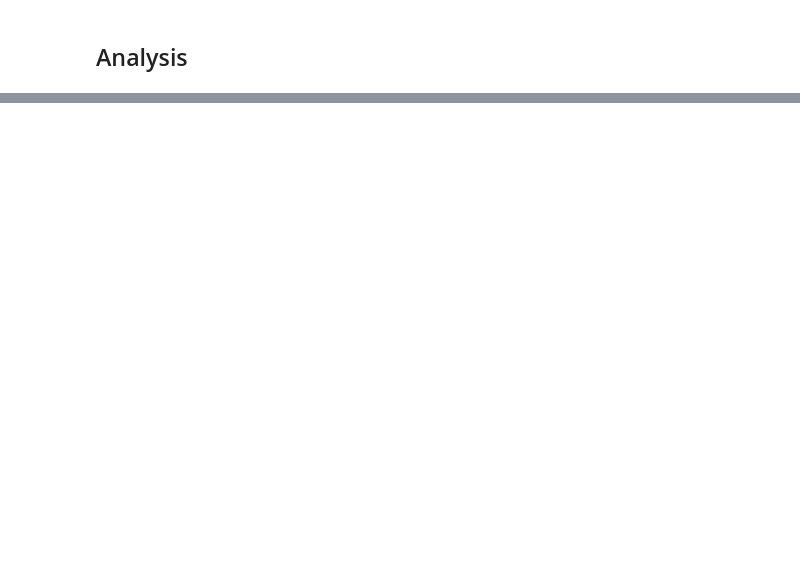
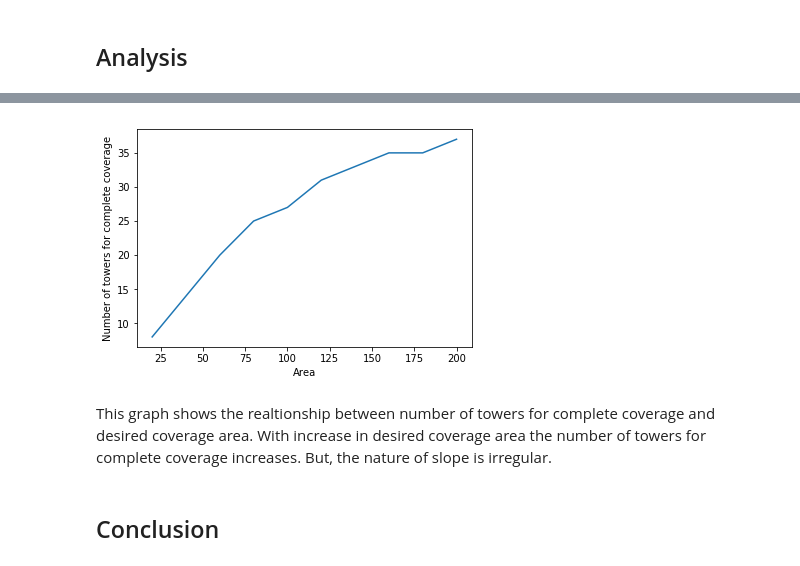
Before and after one commit to UnnikrishnanSivaprasad/ECE143individual, a Jupyter notebook: assignment.ipynb, the cells around one changed output, grey strips where cells are left out. Drawn from its saved outputs; the diff is of its cells as text; code cells hidden in the pictures; blank space fills up the shorter version.

```diff
--- a/assignment.ipynb
+++ b/assignment.ipynb
@@ -302,6 +371,9 @@ On average, how many communications towers are required before full coverage is
 def tower_fullcoverage(l,b,plotin):
     '''
     Generates number of towers required for full coverage
+    l is the length of the desired coverage region
+    b is the breadth of the desired coverage region
+    plotin: 1 means the matrix should be visualized, 0 means the matrix need not be visualized
     '''
     tower1 =[]
     tower2 =[]
@@ -340,6 +412,11 @@ def tower_fullcoverage(l,b,plotin):
     return i
 # %%
 def avtower_fullcoverage(l,b):
+    '''
+    Generates the average number of towers required for complete coverage
+    l is the length of the desired coverage region
+    b is the breadth of the desired coverage region
+    '''
     tow=0
     for i in range(30):
         tow+=tower_fullcoverage(l,b,0)
@@ -437,0 +542,16 @@ This graph shows
+# %%
+length=[2,4,6,8,10,12,14,16,18,20]
+numtowers=[]
+for i in range(len(length)):
+    numtowers.append(avtower_fullcoverage(length[i],10))
+# %%
+plt.plot([20,40,60,80,100,120,140,160,180,200],numtowers)
+plt.ylabel('Number of towers for complete coverage')
+plt.xlabel('Area')
+plt.show()
+# %% [output]
+[figure, added]
+# %% [markdown]
+This graph shows the realtionship between number of towers for complete coverage and desired coverage area. With increase in desired coverage area the number of towers for complete coverage increases. But, the nature of slope is irregular.
+# %% [markdown]
+## Conclusion
```
Also changed, not shown: parts of 30 cells of this notebook.
